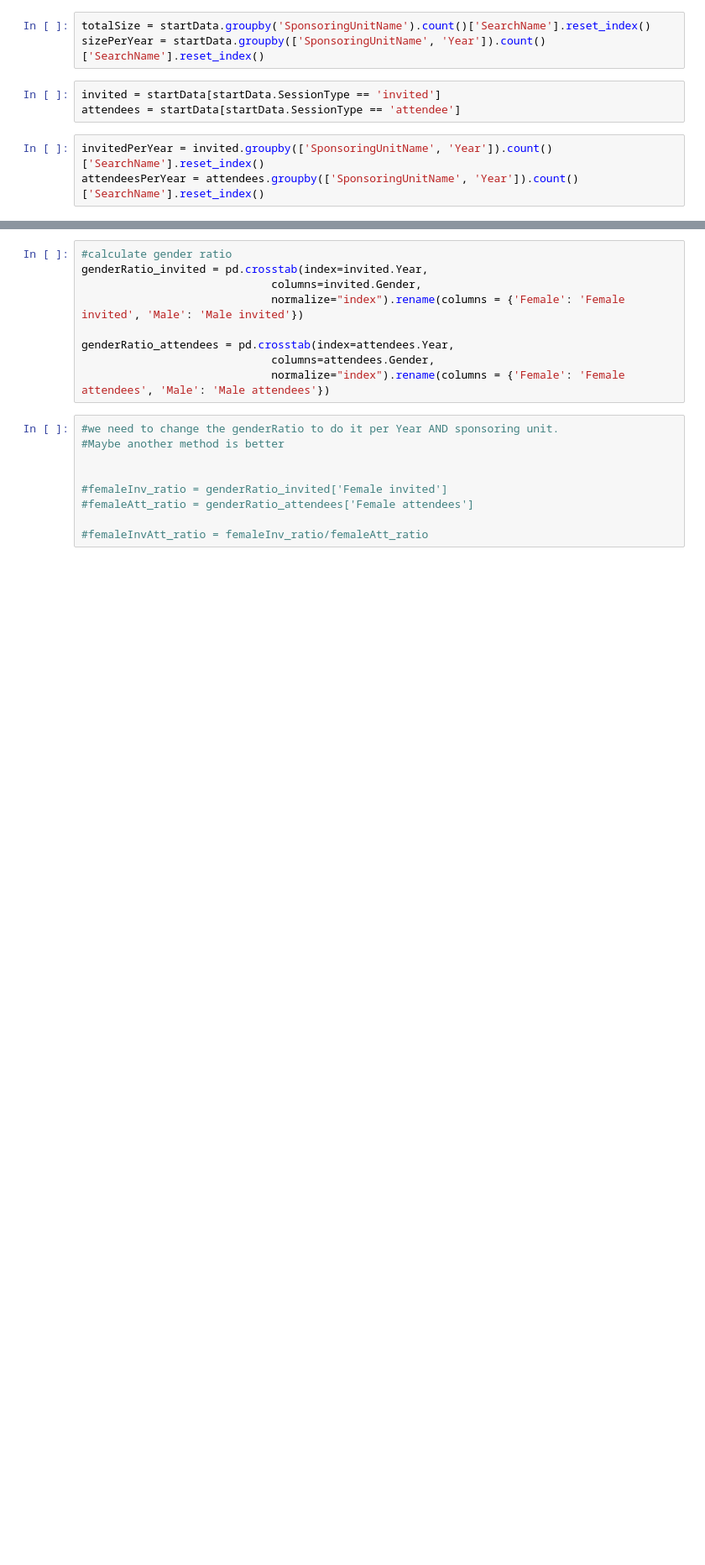
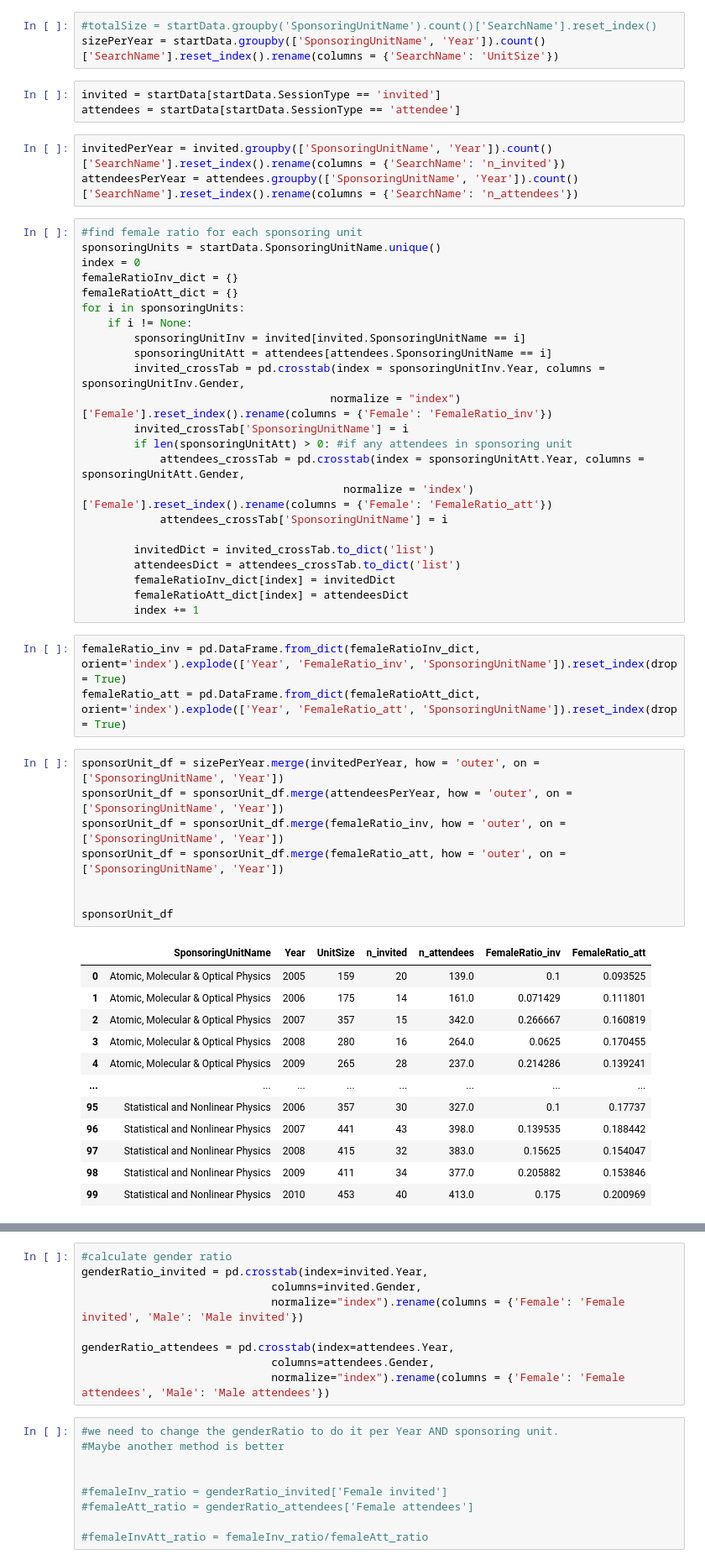
Before and after one commit to EllenWM/Evolution-of-Gender-Diversity-in-Physics-Conferences, a Jupyter notebook: interventionImpact.ipynb, the cells around one changed output, grey strips where cells are left out. Shown: that part at 84% size. Saved outputs shown, nothing was run; the diff lists cells and outputs as text; blank space fills up the shorter version.

```diff
--- a/interventionImpact.ipynb
+++ b/interventionImpact.ipynb
@@ -10,11 +10,58 @@ sponsUnitResearchers = pd.read_pickle("Files/Dataframes/researchers_sponsoringUn
 #data for 2010 or earlier
 startData = sponsUnitResearchers[sponsUnitResearchers.Year <= 2010]
 # %%
-totalSize = startData.groupby('SponsoringUnitName').count()['SearchName'].reset_index()
-sizePerYear = startData.groupby(['SponsoringUnitName', 'Year']).count()['SearchName'].reset_index()
+#totalSize = startData.groupby('SponsoringUnitName').count()['SearchName'].reset_index()
+sizePerYear = startData.groupby(['SponsoringUnitName', 'Year']).count()['SearchName'].reset_index().rename(columns = {'SearchName': 'UnitSize'})
 # %%
 invited = startData[startData.SessionType == 'invited']
 attendees = startData[startData.SessionType == 'attendee']
 # %%
-invitedPerYear = invited.groupby(['SponsoringUnitName', 'Year']).count()['SearchName'].reset_index()
-attendeesPerYear = attendees.groupby(['SponsoringUnitName', 'Year']).count()['SearchName'].reset_index()
+invitedPerYear = invited.groupby(['SponsoringUnitName', 'Year']).count()['SearchName'].reset_index().rename(columns = {'SearchName': 'n_invited'})
+attendeesPerYear = attendees.groupby(['SponsoringUnitName', 'Year']).count()['SearchName'].reset_index().rename(columns = {'SearchName': 'n_attendees'})
+# %%
+#find female ratio for each sponsoring unit
+sponsoringUnits = startData.SponsoringUnitName.unique()
+index = 0
+femaleRatioInv_dict = {}
+femaleRatioAtt_dict = {}
+for i in sponsoringUnits:
+    if i != None:
+        sponsoringUnitInv = invited[invited.SponsoringUnitName == i]
+        sponsoringUnitAtt = attendees[attendees.SponsoringUnitName == i]
+        invited_crossTab = pd.crosstab(index = sponsoringUnitInv.Year, columns = sponsoringUnitInv.Gender,
+                                      normalize = "index")['Female'].reset_index().rename(columns = {'Female': 'FemaleRatio_inv'})
+        invited_crossTab['SponsoringUnitName'] = i
+        if len(sponsoringUnitAtt) > 0: #if any attendees in sponsoring unit
+            attendees_crossTab = pd.crosstab(index = sponsoringUnitAtt.Year, columns = sponsoringUnitAtt.Gender,
+                                        normalize = 'index')['Female'].reset_index().rename(columns = {'Female': 'FemaleRatio_att'})
+            attendees_crossTab['SponsoringUnitName'] = i
+
+        invitedDict = invited_crossTab.to_dict('list')
+        attendeesDict = attendees_crossTab.to_dict('list')
+        femaleRatioInv_dict[index] = invitedDict
+        femaleRatioAtt_dict[index] = attendeesDict
+        index += 1
+# %%
+femaleRatio_inv = pd.DataFrame.from_dict(femaleRatioInv_dict, orient='index').explode(['Year', 'FemaleRatio_inv', 'SponsoringUnitName']).reset_index(drop = True)
+femaleRatio_att = pd.DataFrame.from_dict(femaleRatioAtt_dict, orient='index').explode(['Year', 'FemaleRatio_att', 'SponsoringUnitName']).reset_index(drop = True)
+# %%
+sponsorUnit_df = sizePerYear.merge(invitedPerYear, how = 'outer', on = ['SponsoringUnitName', 'Year'])
+sponsorUnit_df = sponsorUnit_df.merge(attendeesPerYear, how = 'outer', on = ['SponsoringUnitName', 'Year'])
+sponsorUnit_df = sponsorUnit_df.merge(femaleRatio_inv, how = 'outer', on = ['SponsoringUnitName', 'Year'])
+sponsorUnit_df = sponsorUnit_df.merge(femaleRatio_att, how = 'outer', on = ['SponsoringUnitName', 'Year'])
+
+
+sponsorUnit_df
+# %% [output]
+|  | SponsoringUnitName | Year | UnitSize | n_invited | n_attendees | FemaleRatio_inv | FemaleRatio_att |
+| 0 | Atomic, Molecular & Optical Physics | 2005 | 159 | 20 | 139.0 | 0.1 | 0.093525 |
+| 1 | Atomic, Molecular & Optical Physics | 2006 | 175 | 14 | 161.0 | 0.071429 | 0.111801 |
+| 2 | Atomic, Molecular & Optical Physics | 2007 | 357 | 15 | 342.0 | 0.266667 | 0.160819 |
+| 3 | Atomic, Molecular & Optical Physics | 2008 | 280 | 16 | 264.0 | 0.0625 | 0.170455 |
+| 4 | Atomic, Molecular & Optical Physics | 2009 | 265 | 28 | 237.0 | 0.214286 | 0.139241 |
+| ... | ... | ... | ... | ... | ... | ... | ... |
+| 95 | Statistical and Nonlinear Physics | 2006 | 357 | 30 | 327.0 | 0.1 | 0.17737 |
+| 96 | Statistical and Nonlinear Physics | 2007 | 441 | 43 | 398.0 | 0.139535 | 0.188442 |
+| 97 | Statistical and Nonlinear Physics | 2008 | 415 | 32 | 383.0 | 0.15625 | 0.154047 |
+| 98 | Statistical and Nonlinear Physics | 2009 | 411 | 34 | 377.0 | 0.205882 | 0.153846 |
+| 99 | Statistical and Nonlinear Physics | 2010 | 453 | 40 | 413.0 | 0.175 | 0.200969 |
```
Also changed, not shown: parts of 6 cells of this notebook.
